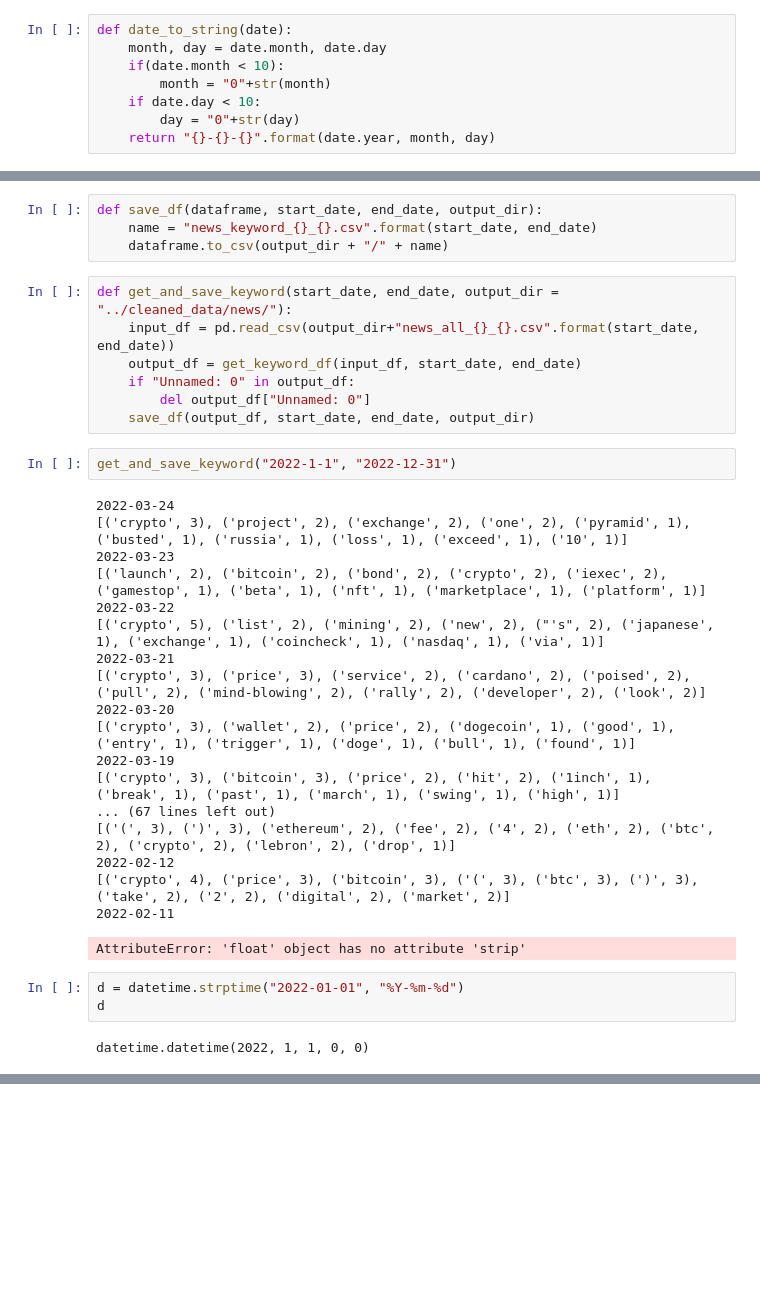
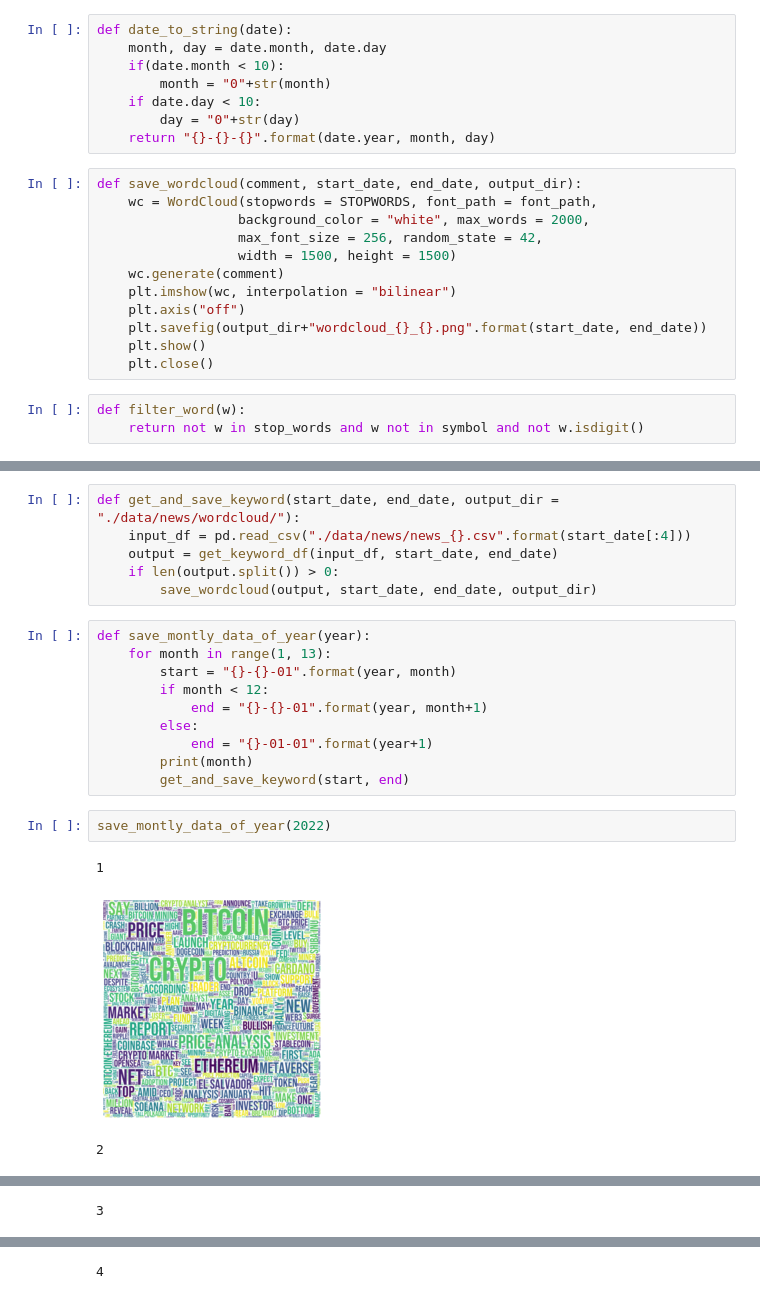
Before and after one commit to com-480-data-visualization/datavis-project-2022-ck, a Jupyter notebook: scripts/keyword extract.ipynb, the cells around one changed output, grey strips where cells are left out. Cells and saved outputs as stored; diff of their text form; blank space fills up the shorter version.

Commit message:
[update] news-data & add wordcloud

```diff
--- a/scripts/keyword extract.ipynb
+++ b/scripts/keyword extract.ipynb
@@ -25,6 +32,21 @@ def date_to_string(date):
     if date.day < 10:
         day = "0"+str(day)
     return "{}-{}-{}".format(date.year, month, day)
+# %%
+def save_wordcloud(comment, start_date, end_date, output_dir):
+    wc = WordCloud(stopwords = STOPWORDS, font_path = font_path,
+                  background_color = "white", max_words = 2000,
+                  max_font_size = 256, random_state = 42,
+                  width = 1500, height = 1500)
+    wc.generate(comment)
+    plt.imshow(wc, interpolation = "bilinear")
+    plt.axis("off")
+    plt.savefig(output_dir+"wordcloud_{}_{}.png".format(start_date, end_date))
+    plt.show()
+    plt.close()
+# %%
+def filter_word(w):
+    return not w in stop_words and w not in symbol and not w.isdigit()
 # %%
 def get_keyword_df(dataframe, start_date, end_date):
     start_time = datetime.strptime(start_date, "%Y-%m-%d")
@@ -63,37 +76,22 @@ def get_keyword_df(dataframe, start_date, end_date):
-# %%
-def save_df(dataframe, start_date, end_date, output_dir):
-    name = "news_keyword_{}_{}.csv".format(start_date, end_date)
-    dataframe.to_csv(output_dir + "/" + name)
 # %%
-def get_and_save_keyword(start_date, end_date, output_dir = "../cleaned_data/news/"):
-    input_df = pd.read_csv(output_dir+"news_all_{}_{}.csv".format(start_date, end_date))
-    output_df = get_keyword_df(input_df, start_date, end_date)
-    if "Unnamed: 0" in output_df:
-        del output_df["Unnamed: 0"]
-    save_df(output_df, start_date, end_date, output_dir)
+def get_and_save_keyword(start_date, end_date, output_dir = "./data/news/wordcloud/"):
+    input_df = pd.read_csv("./data/news/news_{}.csv".format(start_date[:4]))
+    output = get_keyword_df(input_df, start_date, end_date)
+    if len(output.split()) > 0:
+        save_wordcloud(output, start_date, end_date, output_dir)
-# %%
-get_and_save_keyword("2022-1-1", "2022-12-31")
-# %% [output]
-2022-03-24
-[('crypto', 3), ('project', 2), ('exchange', 2), ('one', 2), ('pyramid', 1), ('busted', 1), ('russia', 1), ('loss', 1), ('exceed', 1), ('10', 1)]
-2022-03-23
-[('launch', 2), ('bitcoin', 2), ('bond', 2), ('crypto', 2), ('iexec', 2), ('gamestop', 1), ('beta', 1), ('nft', 1), ('marketplace', 1), ('platform', 1)]
-2022-03-22
-[('crypto', 5), ('list', 2), ('mining', 2), ('new', 2), ("'s", 2), ('japanese', 1), ('exchange', 1), ('coincheck', 1), ('nasdaq', 1), ('via', 1)]
-2022-03-21
-[('crypto', 3), ('price', 3), ('service', 2), ('cardano', 2), ('poised', 2), ('pull', 2), ('mind-blowing', 2), ('rally', 2), ('developer', 2), ('look', 2)]
-2022-03-20
-[('crypto', 3), ('wallet', 2), ('price', 2), ('dogecoin', 1), ('good', 1), ('entry', 1), ('trigger', 1), ('doge', 1), ('bull', 1), ('found', 1)]
-2022-03-19
-[('crypto', 3), ('bitcoin', 3), ('price', 2), ('hit', 2), ('1inch', 1), ('break', 1), ('past', 1), ('march', 1), ('swing', 1), ('high', 1)]
-... (67 lines left out)
-[('(', 3), (')', 3), ('ethereum', 2), ('fee', 2), ('4', 2), ('eth', 2), ('btc', 2), ('crypto', 2), ('lebron', 2), ('drop', 1)]
-2022-02-12
-[('crypto', 4), ('price', 3), ('bitcoin', 3), ('(', 3), ('btc', 3), (')', 3), ('take', 2), ('2', 2), ('digital', 2), ('market', 2)]
-2022-02-11
-AttributeError: 'float' object has no attribute 'strip'
 # %%
-d = datetime.strptime("2022-01-01", "%Y-%m-%d")
-d
+def save_montly_data_of_year(year):
+    for month in range(1, 13):
+        start = "{}-{}-01".format(year, month)
+        if month < 12:
+            end = "{}-{}-01".format(year, month+1)
+        else:
+            end = "{}-01-01".format(year+1)
+        print(month)
+        get_and_save_keyword(start, end)
-# %% [output]
-datetime.datetime(2022, 1, 1, 0, 0)
+# %%
+save_montly_data_of_year(2022)
+# %% [output]
+1
+[figure, added]
+2
@@ -99,0 +99 @@ datetime.datetime(2022, 1, 1, 0, 0)
+3
@@ -99,0 +101 @@ datetime.datetime(2022, 1, 1, 0, 0)
+4
```
Also changed, not shown: parts of 4 cells of this notebook, 40 other files.
